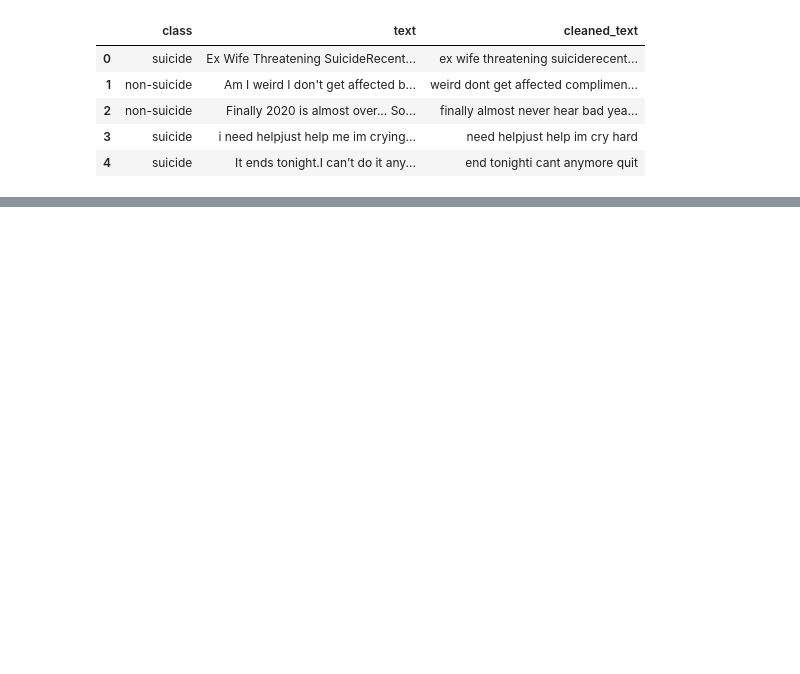
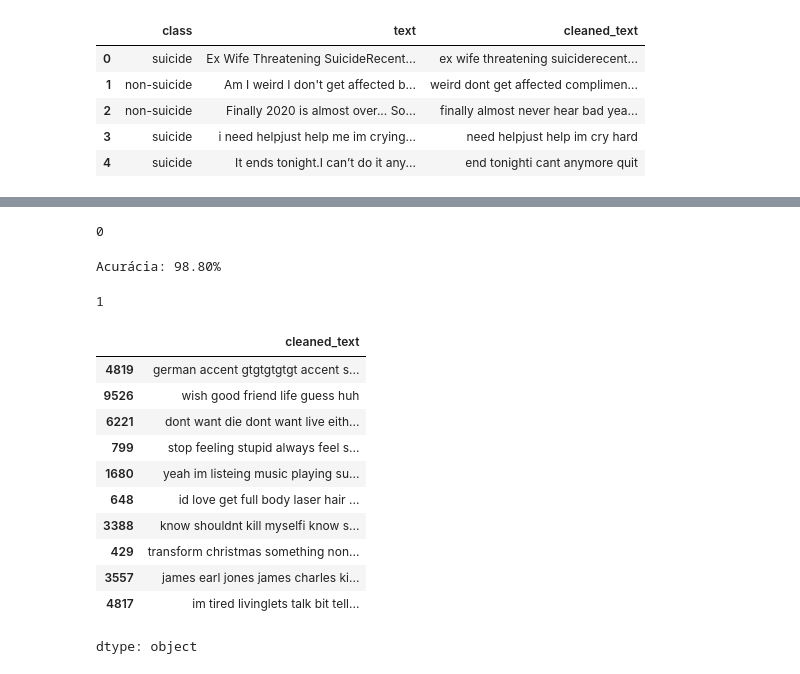
Before and after one commit to LeoTortega/Suicide-Text-Classification-GPT, a Jupyter notebook: Suicide_Text_Classification_GPT.ipynb, the cells around one changed output, grey strips where cells are left out. Cells and saved outputs as stored; diff of their text form; code cells hidden in the pictures; blank space fills up the shorter version.

```diff
--- a/Suicide_Text_Classification_GPT.ipynb
+++ b/Suicide_Text_Classification_GPT.ipynb
@@ -11,3 +11,4 @@ from sklearn.model_selection import train_test_split
 # Carregando dataset com as mensagens que serão utilizadas para teste e treino
 df = pd.read_csv("hf://datasets/Ram07/Detection-for-Suicide/detection_final_cleaned.csv")
 df.drop('cleaned_text', axis=1, inplace=True)
+df = df.head(10000)
@@ -92,0 +91,11 @@ df.head()
+# %%
+# Separando colunas para treino e teste
+x = df['cleaned_text']
+y = df['class'].apply(lambda x: 1 if x == 'suicide' else 0)  # Converte para 1 e 0
+
+# Dividindo o dataset em treino e teste utilizando estratificação
+x_train, x_test, y_train, y_test = train_test_split(x, y, test_size=0.2, stratify=y)
+
+# Verificar os tamanhos dos conjuntos
+print(f'Tamanho do conjunto de treino: {len(x_train)}')
+print(f'Tamanho do conjunto de teste: {len(x_test)}')
@@ -92,0 +224,52 @@ df.head()
+# %%
+import torch
+from transformers import GPT2Tokenizer, GPT2ForSequenceClassification
+
+device = torch.device('cuda' if torch.cuda.is_available() else 'cpu')
+
+tokenizer = GPT2Tokenizer.from_pretrained('gpt2')
+tokenizer.pad_token = tokenizer.eos_token  # Use o token de EOS como token de preenchimento
+
+# Função de predição movendo entradas para o dispositivo correto
+def predict_class(text):
+    inputs = tokenizer(text, return_tensors="pt", truncation=True, padding=True, max_length=512)
+    inputs = {key: value.to(device) for key, value in inputs.items()}  # Move inputs para a GPU
+    outputs = model(**inputs)
+    prediction = outputs.logits.argmax(-1).item()
+    return prediction
+
+# Exemplo de predição
+texto_exemplo = "My life is miserable"
+print(predict_class(texto_exemplo))
+# %% [output]
+0
+# %%
+from sklearn.metrics import accuracy_score, classification_report
+
+y_pred = [predict_class(text) for text in x_test]
+
+accuracy = accuracy_score(y_test, y_pred)  # y_test sendo os rótulos reais
+print(f'Acurácia: {accuracy * 100:.2f}%')
+# %% [output]
+Acurácia: 98.80%
+# %%
+# Exemplo de predição
+texto_exemplo = "dont want die dont want live either kinda stuck..."
+print(predict_class(texto_exemplo))
+# %% [output]
+1
+# %%
+x_test.head(10)
+# %% [output]
+|  | cleaned_text |
+| 4819 | german accent gtgtgtgtgt accent s... |
+| 9526 | wish good friend life guess huh |
+| 6221 | dont want die dont want live eith... |
+| 799 | stop feeling stupid always feel s... |
+| 1680 | yeah im listeing music playing su... |
+| 648 | id love get full body laser hair ... |
+| 3388 | know shouldnt kill myselfi know s... |
+| 429 | transform christmas something non... |
+| 3557 | james earl jones james charles ki... |
+| 4817 | im tired livinglets talk bit tell... |
+dtype: object
```
Also changed, not shown: parts of 16 cells of this notebook.
